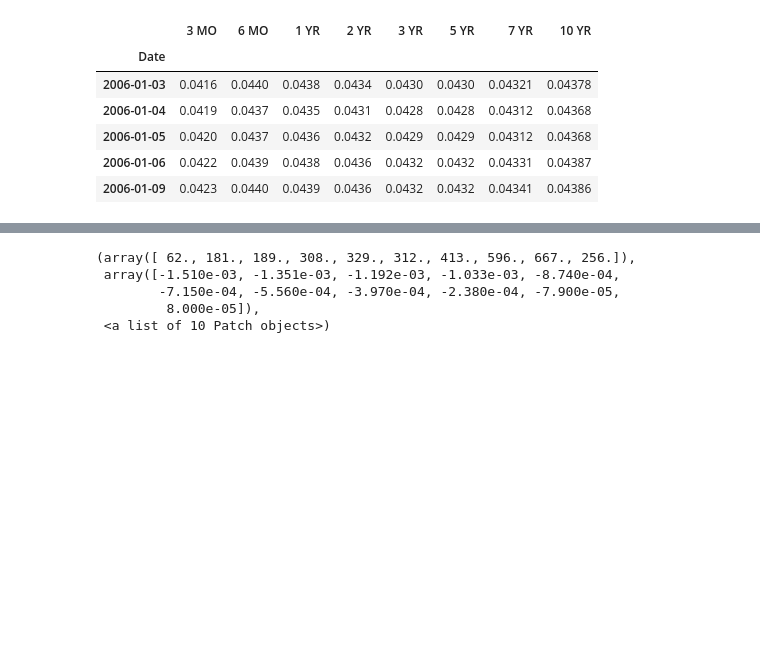
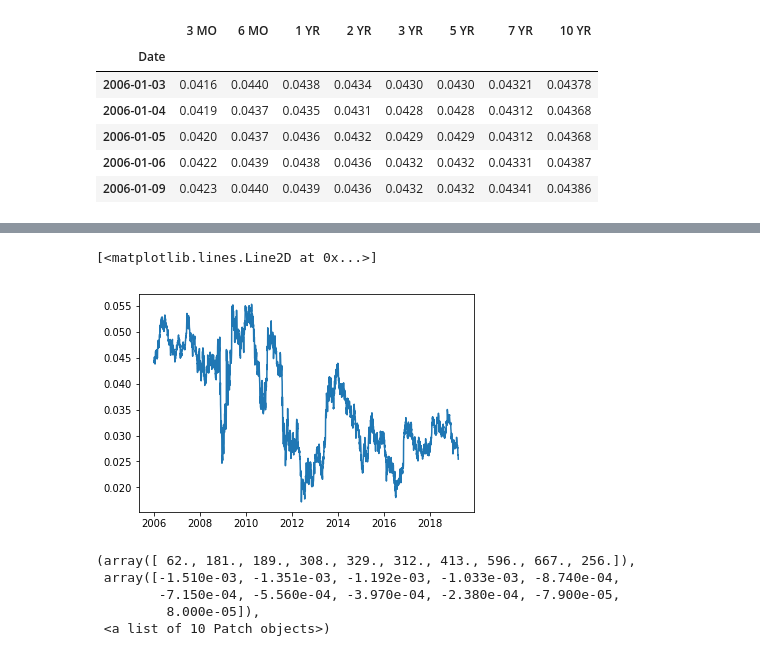
Before and after one commit to davidjsmith44/NLP-Fed-Speeches, a Jupyter notebook: data/Check_zeros_from_ylds.ipynb, the cells around one changed output, grey strips where cells are left out. Saved outputs shown, nothing was run; the diff lists cells and outputs as text; code cells hidden in the pictures; blank space fills up the shorter version.

```diff
--- a/data/Check_zeros_from_ylds.ipynb
+++ b/data/Check_zeros_from_ylds.ipynb
@@ -38,3 +44,8 @@ plt.scatter(zeros['10 YR'], ylds['10 YR'])
+# %%
+plt.plot(forwards['7 YR'])
+# %% [output]
+[<matplotlib.lines.Line2D at 0x...>]
+[figure, added]
 # %%
 test = ylds['10 YR'] - zeros['10 YR']
 # %%
```
Also changed, not shown: parts of 12 cells of this notebook, 2 other files.
